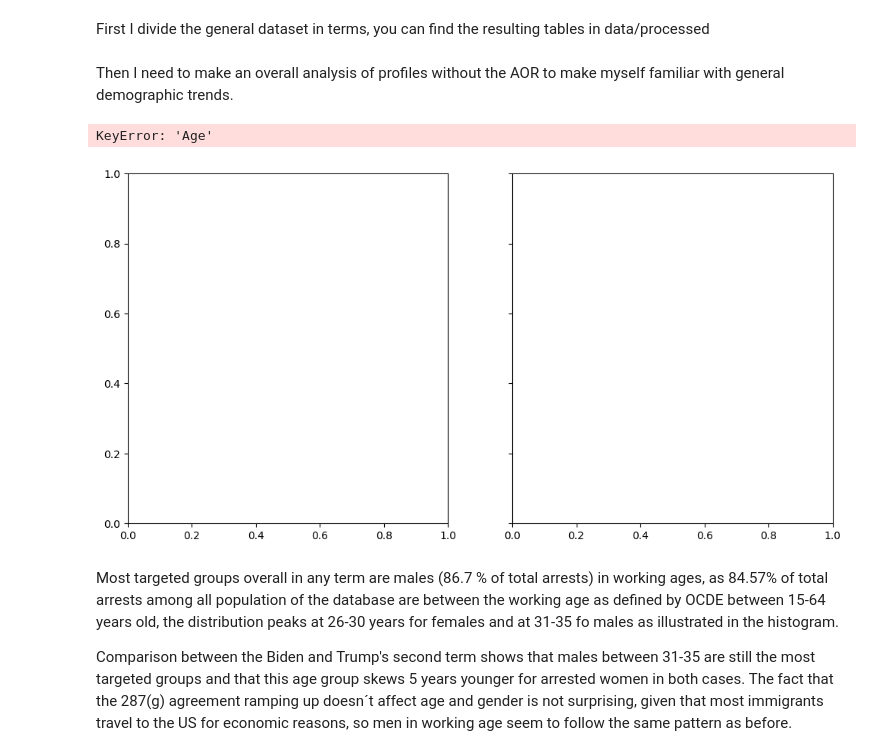
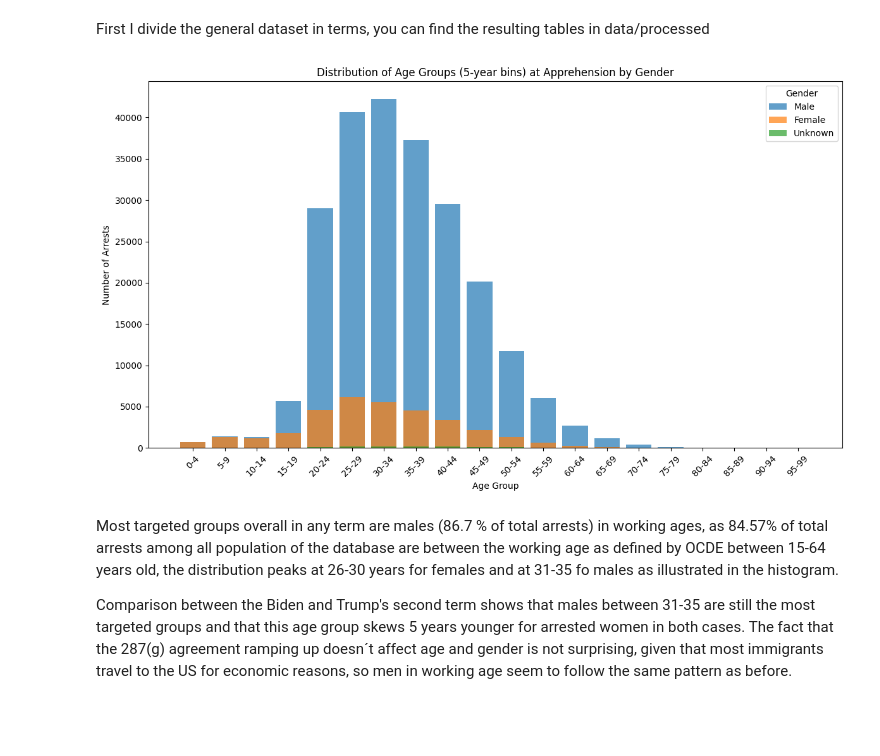
Before and after one commit to GibranMena/lighthouse_ice, a Jupyter notebook: _notebooks/full_report.ipynb, the cells around one changed output. Cells and saved outputs as stored; diff of their text form; code cells hidden in the pictures; blank space fills up the shorter version.

Commit message:
updated figure

```diff
--- a/_notebooks/full_report.ipynb
+++ b/_notebooks/full_report.ipynb
@@ -449,43 +449,43 @@ biden_term.to_csv("data/processed/biden_term.csv", index=False)
 trump_second_term.to_csv("data/processed/trump_second_term.csv", index=False)
 
 # There is no data on Trump's first term
-# %% [markdown]
-Then I need to make an overall analysis of profiles without the AOR to make myself familiar with general demographic trends.
-# %%
-import matplotlib.pyplot as plt
-
-# Prepare data for plotting (only Biden and Trump 2nd term)
-terms = [
-    ("Biden Term", biden_term),
-    ("Trump 2nd Term", trump_second_term)
-]
-genders = ["Male", "Female"]
-colors = {"Male": "#4F81BD", "Female": "#C0504D"}
-
-fig, axes = plt.subplots(1, 2, figsize=(12, 6), sharey=True)
-
-for ax, (term_name, df) in zip(axes, terms):
-    for gender in genders:
-        subset = df[df["Gender"].str.lower() == gender.lower()]
-        ax.hist(
-            subset["Age"].dropna(),
-            bins=range(0, 105, 5),
-            alpha=0.7,
-            label=gender,
-            color=colors[gender],
-            edgecolor="black"
-        )
-    ax.set_title(term_name)
-    ax.set_xlabel("Age")
-    ax.legend()
-axes[0].set_ylabel("Number of Arrests")
-plt.suptitle("Distribution of Age by Gender: Biden vs Trump 2nd Term")
-plt.tight_layout(rect=[0, 0.03, 1, 0.95])
-plt.savefig("outputs/figures/age_gender_histogram_biden_trump2.png")
-plt.show()
-# %% [output]
-KeyError: 'Age'
-[figure, removed]
+# %%
+import matplotlib.pyplot as plt
+import numpy as np
+
+# Calculate age at apprehension for each record
+if "Birth Year" in df_arrests.columns and "Apprehension Date" in df_arrests.columns:
+    df_arrests["Age"] = df_arrests["Apprehension Date"].dt.year - df_arrests["Birth Year"]
+else:
+    df_arrests["Age"] = np.nan
+
+# Drop rows with missing or invalid ages
+age_gender_df = df_arrests[["Age", "Gender"]].dropna()
+age_gender_df = age_gender_df[(age_gender_df["Age"] > 0) & (age_gender_df["Age"] < 100)]
+
+# Define 5-year bins
+bins = np.arange(0, 100 + 5, 5)
+labels = [f"{i}-{i+4}" for i in bins[:-1]]
+
+# Bin the ages
+age_gender_df["Age Group"] = pd.cut(age_gender_df["Age"], bins=bins, labels=labels, right=False)
+
+# Plot histogram grouped by gender
+plt.figure(figsize=(12, 7))
+for gender in age_gender_df["Gender"].dropna().unique():
+    group = age_gender_df[age_gender_df["Gender"] == gender]
+    group_counts = group["Age Group"].value_counts().sort_index()
+    plt.bar(group_counts.index, group_counts.values, alpha=0.7, label=str(gender))
+
+plt.xlabel("Age Group")
+plt.ylabel("Number of Arrests")
+plt.title("Distribution of Age Groups (5-year bins) at Apprehension by Gender")
+plt.xticks(rotation=45)
+plt.legend(title="Gender")
+plt.tight_layout()
+plt.show()
+# %% [output]
+[figure, added]
 # %% [markdown]
 Most targeted groups overall in any term are males (86.7 % of total arrests) in working ages, as 84.57% of total arrests among all population of the database are between the working age as defined by OCDE between 15-64 years old, the distribution peaks at 26-30 years for females and at 31-35 fo males as illustrated in the histogram.
 
```
